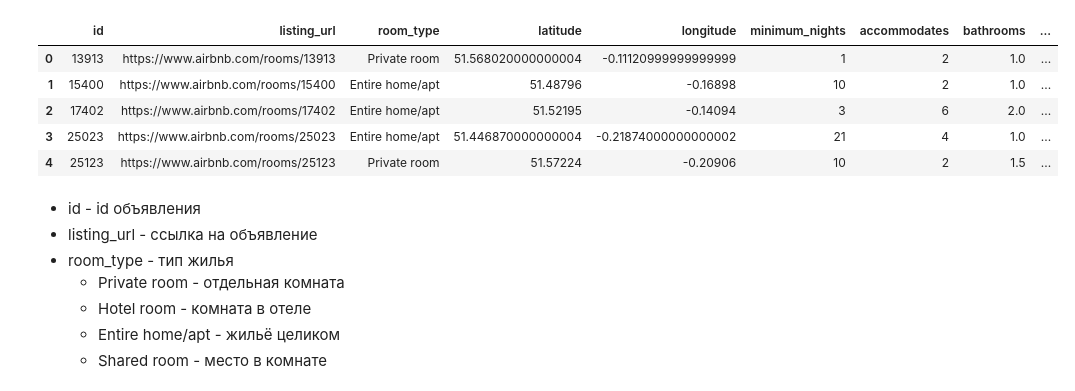
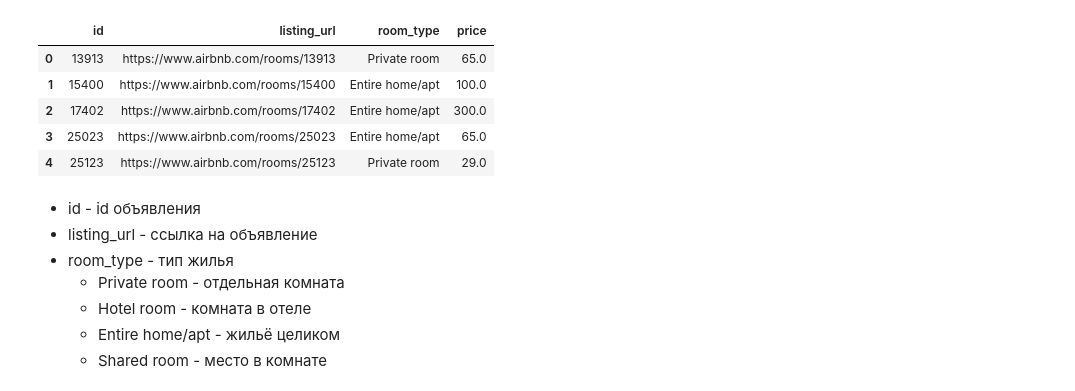
Before and after one commit to AlexanderPytROW/airbnb_project, a Jupyter notebook: part1.ipynb, the cells around one changed output. Drawn from its saved outputs; the diff is of its cells as text; code cells hidden in the pictures.

```diff
--- a/part1.ipynb
+++ b/part1.ipynb
@@ -15,41 +16,30 @@ sns.set(
 )
 # %%
 connection = dict(database='default',
-                  host='https://clickhouse.lab.karpov.courses',
+                  host='',
                   user='student',
-                  password='dpo_python_2020')
+                  password='')
 # %%
 # выгрузим из базы данных датасет, содержащий информацию об объявлениях на Airbnb в Лондоне
 query = """
 SELECT
     id,
     listing_url,
     room_type,
-    latitude,
-    longitude,
-    minimum_nights,
-    accommodates,
-    bathrooms,
-    bedrooms,
-    beds,
-    amenities,
-    host_is_superhost,
-    number_of_reviews,
-    toFloat32OrNull(review_scores_rating) AS scores_rating,
     toFloat32OrNull(replaceRegexpAll(price, '[$,]', '')) AS price
 FROM ldn_listings
-WHERE review_scores_rating <> '' and price > 0
+WHERE review_scores_rating <> '' and price > 0 and room_type IN ('Private room', 'Entire home/apt')
 ORDER BY id
 """
 df = ph.read_clickhouse(query, connection=connection)
 df.head()
 # %% [output]
-|  | id | listing_url | room_type | latitude | longitude | minimum_nights | accommodates | bathrooms | ... |
-| 0 | 13913 | https://www.airbnb.com/rooms/13913 | Private room | 51.568020000000004 | -0.11120999999999999 | 1 | 2 | 1.0 | ... |
-| 1 | 15400 | https://www.airbnb.com/rooms/15400 | Entire home/apt | 51.48796 | -0.16898 | 10 | 2 | 1.0 | ... |
-| 2 | 17402 | https://www.airbnb.com/rooms/17402 | Entire home/apt | 51.52195 | -0.14094 | 3 | 6 | 2.0 | ... |
-| 3 | 25023 | https://www.airbnb.com/rooms/25023 | Entire home/apt | 51.446870000000004 | -0.21874000000000002 | 21 | 4 | 1.0 | ... |
-| 4 | 25123 | https://www.airbnb.com/rooms/25123 | Private room | 51.57224 | -0.20906 | 10 | 2 | 1.5 | ... |
+|  | id | listing_url | room_type | price |
+| 0 | 13913 | https://www.airbnb.com/rooms/13913 | Private room | 65.0 |
+| 1 | 15400 | https://www.airbnb.com/rooms/15400 | Entire home/apt | 100.0 |
+| 2 | 17402 | https://www.airbnb.com/rooms/17402 | Entire home/apt | 300.0 |
+| 3 | 25023 | https://www.airbnb.com/rooms/25023 | Entire home/apt | 65.0 |
+| 4 | 25123 | https://www.airbnb.com/rooms/25123 | Private room | 29.0 |
 # %% [markdown]
 - id - id объявления
 - listing_url - ссылка на объявление
```
Also changed, not shown: parts of 72 cells of this notebook, 2 other files.
